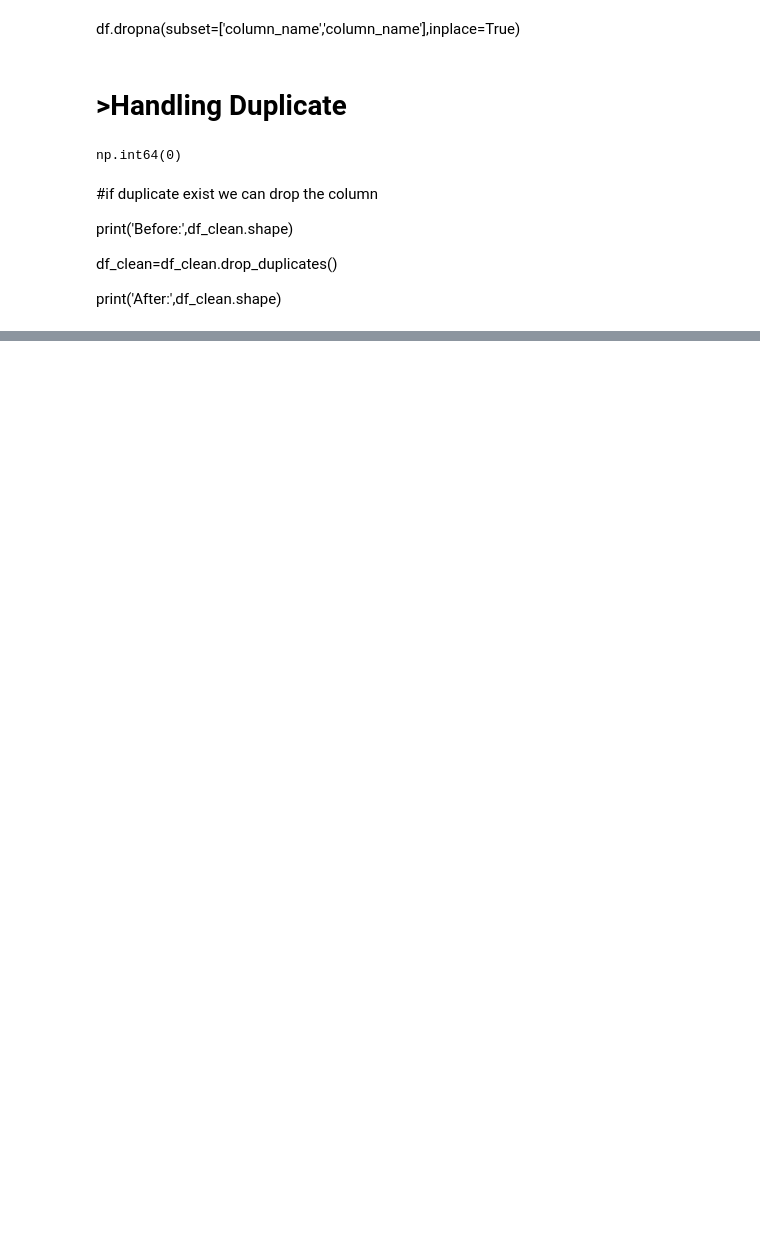
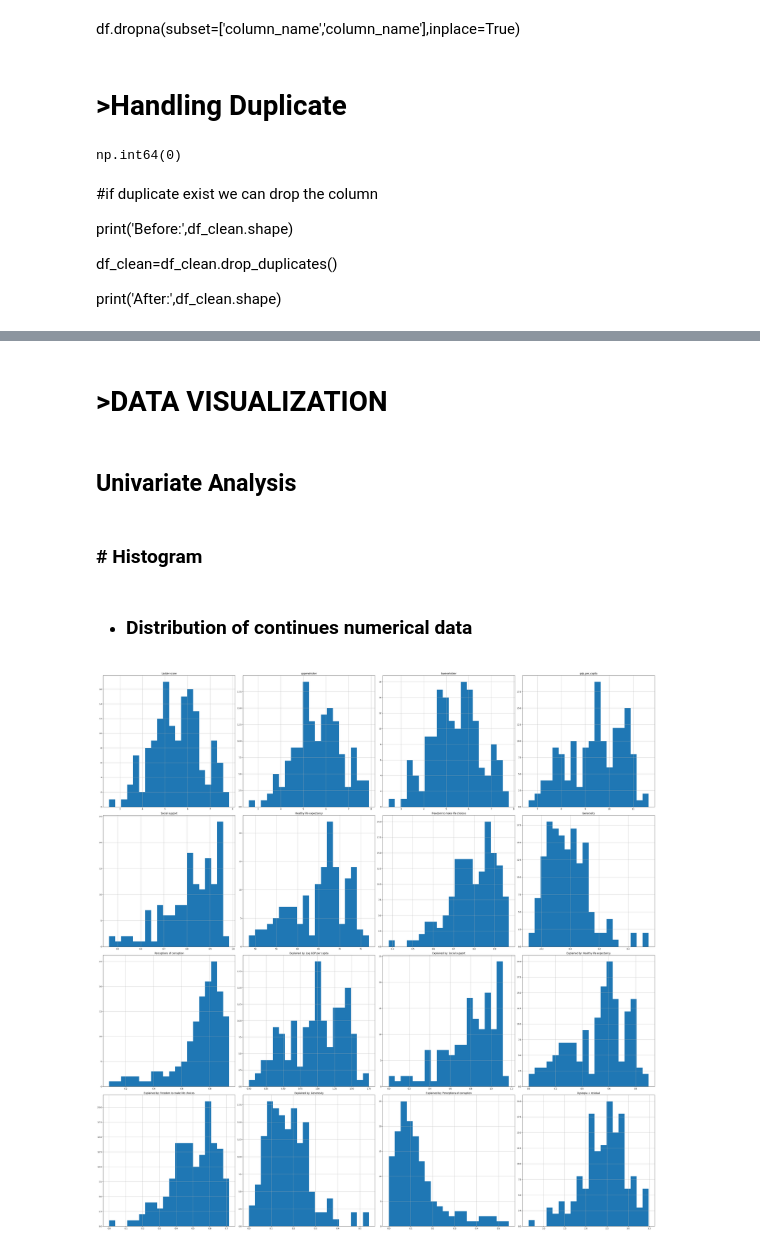
Before and after one commit to basilathasneemck-eng/World-Happiness-Record-2021--Data-Analysis, a Jupyter notebook: project.ipynb, the cells around one changed output, grey strips where cells are left out. Drawn from its saved outputs; the diff is of its cells as text; code cells hidden in the pictures; blank space fills up the shorter version.

```diff
--- a/project.ipynb
+++ b/project.ipynb
@@ -507,0 +492,3 @@ print('After:',df_clean.shape)
+# %%
+df_new=pd.read_csv("project_cleaned.csv")
+df_new
@@ -507,0 +633,16 @@ print('After:',df_clean.shape)
+# %% [markdown]
+# >DATA VISUALIZATION
+# %% [markdown]
+## Univariate Analysis
+# %% [markdown]
+###  # Histogram
+# %% [markdown]
+- ### Distribution of continues numerical data
+# %%
+df_num= df_new.copy()
+df_num.drop(columns=['Regional indicator','Country'],inplace=True)
+df_num.hist(figsize=(40,40),bins=20)
+plt.tight_layout()
+plt.show()
+# %% [output]
+[figure, added]
```
Also changed, not shown: parts of 110 cells of this notebook.
